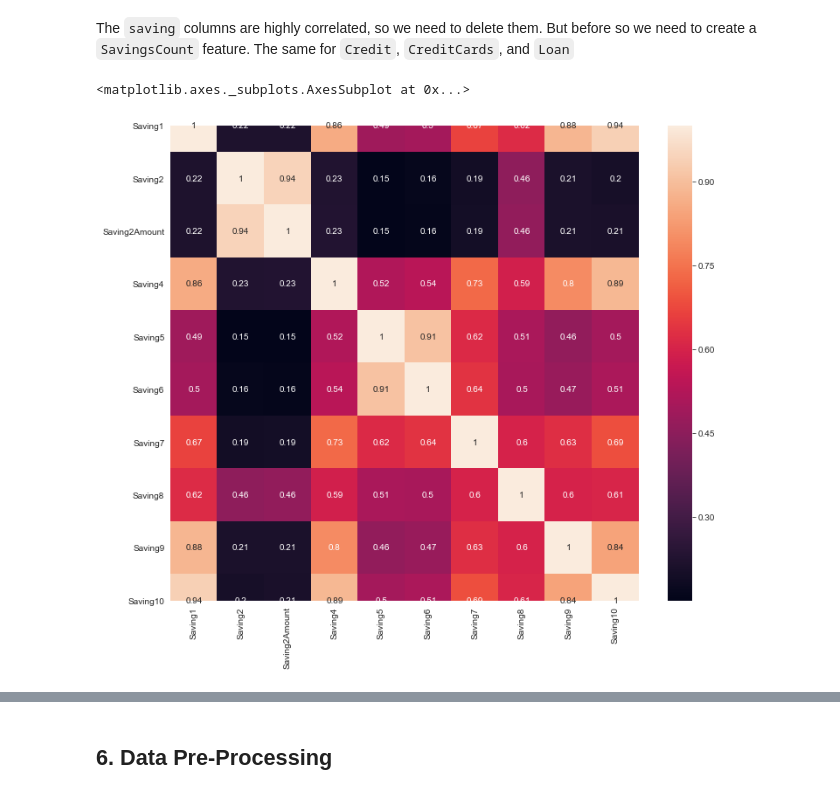
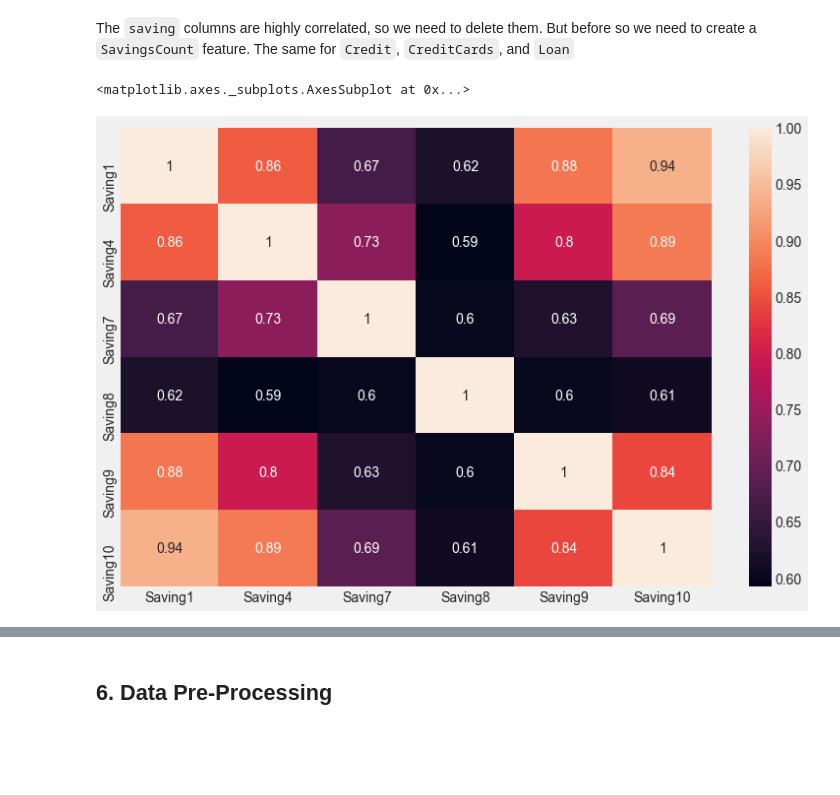
Before and after one commit to fares-ds/Directing-Customers-to-Subscription-Through-App-Behavior-Analysis, a Jupyter notebook: Predicting_customers_subscription.ipynb, the cells around one changed output, grey strips where cells are left out. Saved outputs shown, nothing was run; the diff lists cells and outputs as text; code cells hidden in the pictures; blank space fills up the shorter version.

```diff
--- a/Predicting_customers_subscription.ipynb
+++ b/Predicting_customers_subscription.ipynb
@@ -152,3 +171,6 @@ liked                    int64
 dtype: object
 # %% [markdown]
 We notice that `first_open`, `hour`,  and `enrolled_date` are `datetime` objects but in our dataset they are `object` type. So we need to convert them.
+# %%
+data.drop_duplicates(keep="first", inplace=True)
+data.shape
@@ -272,6 +313,9 @@ for screens in data.screen_list.str.split(','):
     list_of_screens.update(screens)
 
 print(f'We have {len(list_of_screens)} types of screens.')
-print(list_of_screens.most_common(20))
+
+top_screens = [screen[0] for screen in list_of_screens.most_common(58)]
+
+print(sorted(top_screens))
 # %% [output]
 We have 137 types of screens.
@@ -279,4 +322,0 @@ We have 137 types of screens.
-# %%
-top_screens = pd.read_csv('data/top_screens.csv', index_col=None).top_screens.values
-print(f'We have {len(top_screens)} important screens.')
-top_screens
@@ -324,14 +357,13 @@ data.head()
 # %% [markdown]
 The `saving` columns are highly correlated, so we need to delete them. But before so we need to create a `SavingsCount` feature. The same for `Credit`, `CreditCards`, and `Loan`
 # %%
-savings_screens = ["Saving1", "Saving2", "Saving2Amount", "Saving4", "Saving5",
-                   "Saving6", "Saving7", "Saving8", "Saving9", "Saving10"]
+savings_screens = ["Saving1", "Saving4", "Saving7", "Saving8", "Saving9", "Saving10"]
 # %%
-plt.figure(figsize=(12, 10))
+plt.figure(figsize=(12, 8))
 sns.heatmap(data[savings_screens].corr(), annot=True)
 # %% [output]
 <matplotlib.axes._subplots.AxesSubplot at 0x...>
-[figure, old version]
+[figure, new version]
 # %%
 data['SavingsCount'] = data[savings_screens].sum(axis=1)
 data.drop(savings_screens, axis=1, inplace=True)
```
Also changed, not shown: parts of 87 cells of this notebook.
